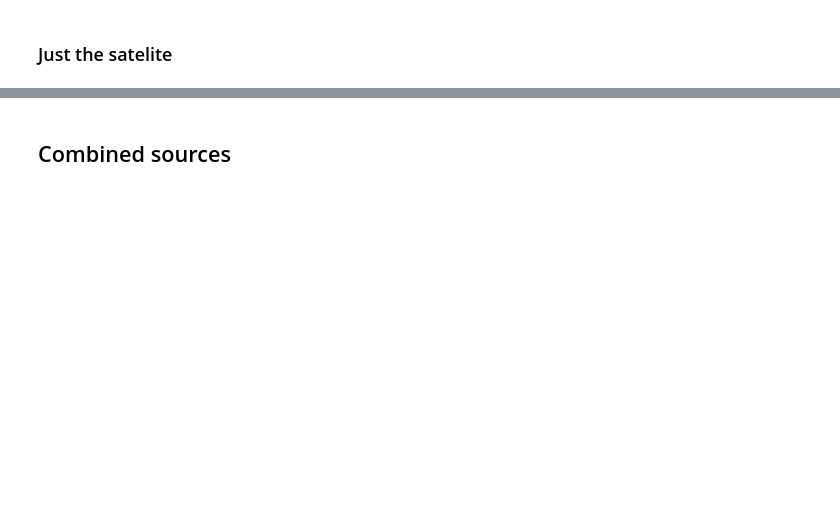
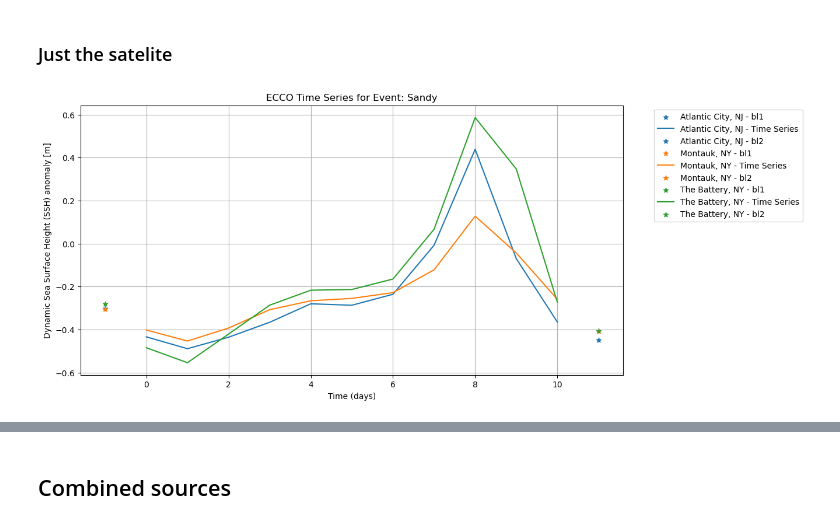
Before and after one commit to FranckPrts/CMA_2023_Project, a Jupyter notebook: Project-Final.ipynb, the cells around one changed output, grey strips where cells are left out. Saved outputs shown, nothing was run; the diff lists cells and outputs as text; code cells hidden in the pictures; blank space fills up the shorter version.

```diff
--- a/Project-Final.ipynb
+++ b/Project-Final.ipynb
@@ -248,7 +315,7 @@ def plot_time_series_combined(
 # %% [markdown]
 ##### function: plot_time_series(
 # %%
-def plot_time_series(data_dict, event, baseline_dict=True, xlab="xlab", ylab="ylab", type_sensor='sensor'):
+def plot_time_series(data_dict, baseline_dict:dict, event, type:str, xlabel:str, ylabel:str, save_fig=True, plot_fig=True):
 
     event_data = data_dict.get(event, None)
     if event_data is None:
@@ -260,10 +327,6 @@ def plot_time_series(data_dict, event, baseline_dict=True, xlab="xlab", ylab="yl
 
     for idx, (location, values) in enumerate(event_data.items()):
         # Assuming values is a NumPy array or a list
-        if len(values.shape) == 2:
-            # Convert 2D array to 1D by taking the mean along axis 0 (columns)
-            values = np.mean(values, axis=0)
-
         time = range(len(values))
 
         bl1 = baseline_dict[event][location]["bl1"]
@@ -278,17 +341,22 @@ def plot_time_series(data_dict, event, baseline_dict=True, xlab="xlab", ylab="yl
         # Plot bl2 as a point (disconnected from the time series)
         plt.scatter(len(time), bl2, color=colors[list(colors.keys())[idx]], label=f"{location} - bl2", marker="*")
 
+
     # Set plot properties
-    plt.xlabel(xlab)
-    plt.ylabel(ylab)
-    plt.title(f"Time Series for Event: {event} [{type_sensor}]")
-    #    plt.legend(loc="right")
+    plt.xlabel(xlabel)
+    plt.ylabel(ylabel)
+    plt.title(f"{type} Time Series for Event: {event}")
     plt.legend(bbox_to_anchor=(1.05, 1.0), loc='upper left')
-
     plt.grid(True)
 
-    # Show the plot
-    plt.show()
+    if save_fig:
+        figure_dir = './figures/'
+        os.makedirs(figure_dir, exist_ok=True)
+
+        plot_filename = f'timeseries_{type}_{event}.png'
+        plt.savefig(os.path.join(figure_dir, plot_filename), bbox_inches='tight')
+    if plot_fig: plt.show()
+    else: plt.close()
 # %% [markdown]
 ##### function: pooch_load() get_baseline_date()
 # %%
@@ -891,0 +890,22 @@ plot_time_series(ar_allLoc_allEvent_sat, event, baseline_dict = bl_allLoc_allEve
+# %%
+plot_time_series(
+
+    ar_allLoc_allEvent_sat,
+    baseline_dict = bl_allLoc_allEvent_sat,
+
+    event = "Sandy",
+
+    type = "ECCO",
+    xlabel = "Time (days)",
+    ylabel = "Dynamic Sea Surface Height (SSH) anomaly [m]",
+
+    save_fig=True,
+    plot_fig=True
+
+    )
+
+# event = "Sandy"
+# plot_time_series(ar_allLoc_allEvent_tg, event, baseline_dict = bl_allLoc_allEvent_tg,
+#                 xlab="Time [hours]", ylab="Sea Surface Height (SSH) [m]", type_sensor="Tidal-Gauge")
+# %% [output]
+[figure, added]
```
Also changed, not shown: parts of 35 cells of this notebook, 16 other files.
